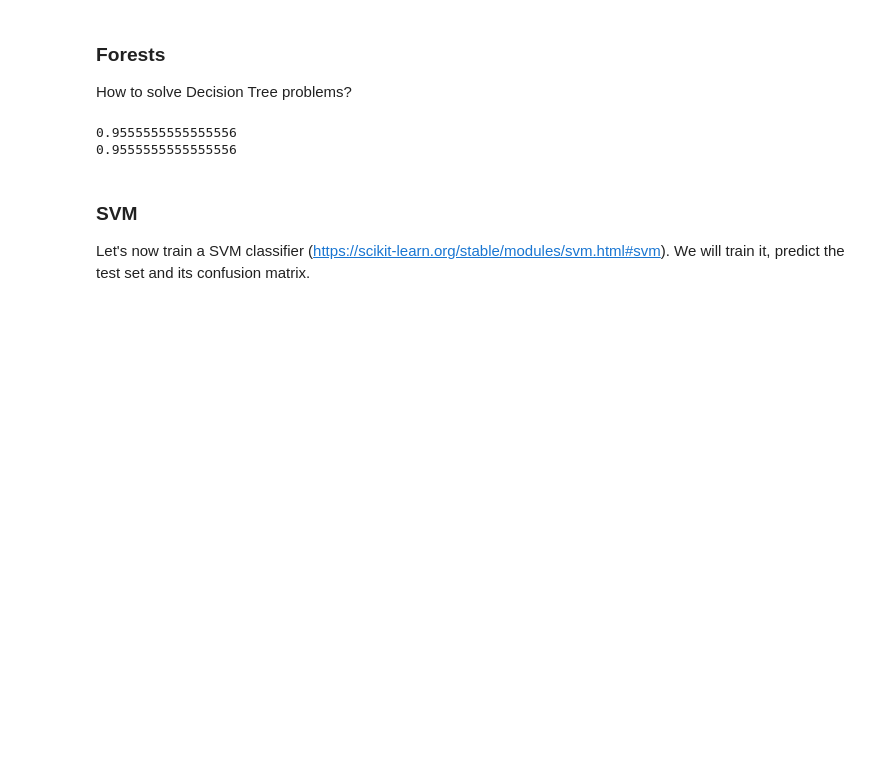
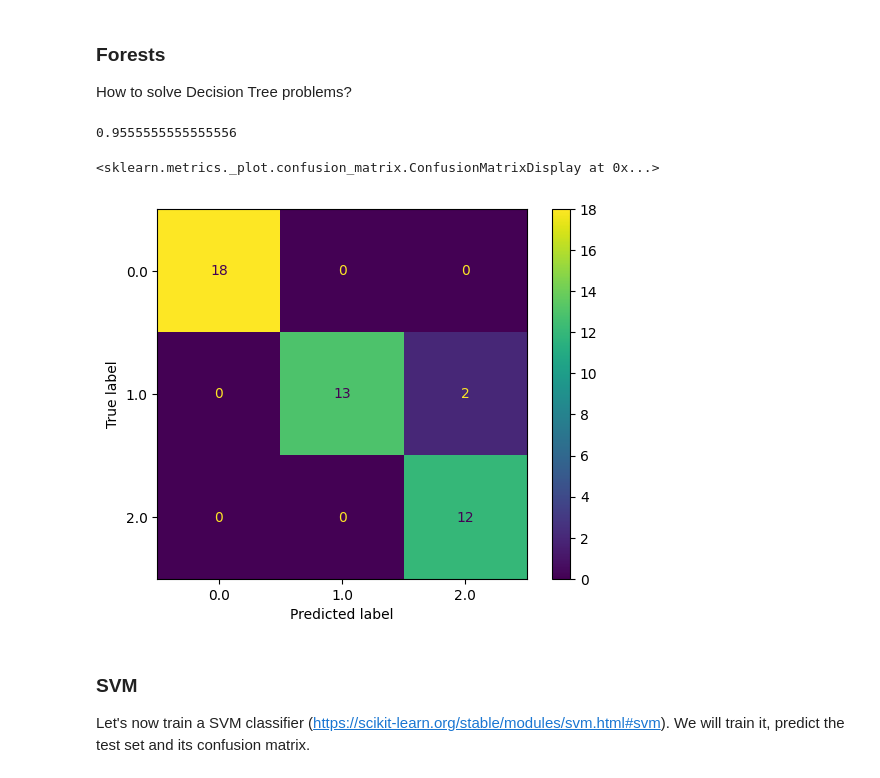
Before and after one commit to cristoge/ai_projects, a Jupyter notebook: ML/iris/src/intro ML - Iris Dataset.ipynb, the cells around one changed output. Cells and saved outputs as stored; diff of their text form; code cells hidden in the pictures; blank space fills up the shorter version.

```diff
--- a/ML/iris/src/intro ML - Iris Dataset.ipynb
+++ b/ML/iris/src/intro ML - Iris Dataset.ipynb
@@ -183,10 +211,18 @@ How to solve Decision Tree problems?
 # %%
 # ===============#
 # YOUR CODE HERE #
 # ===============#
+from sklearn.ensemble import RandomForestClassifier
+random_forest = RandomForestClassifier(n_estimators=500,max_leaf_nodes=20)
+random_forest.fit(X_train,y_train)
+pred = random_forest.predict(X_test)
+accuracy = accuracy_score(y_test,pred)
+print(accuracy)
+ConfusionMatrixDisplay.from_predictions(y_test,pred)
 # %% [output]
 0.9555555555555556
-0.9555555555555556
+<sklearn.metrics._plot.confusion_matrix.ConfusionMatrixDisplay at 0x...>
+[figure, added]
 # %% [markdown]
 ### SVM
 
```
Also changed, not shown: parts of 5 cells of this notebook.
